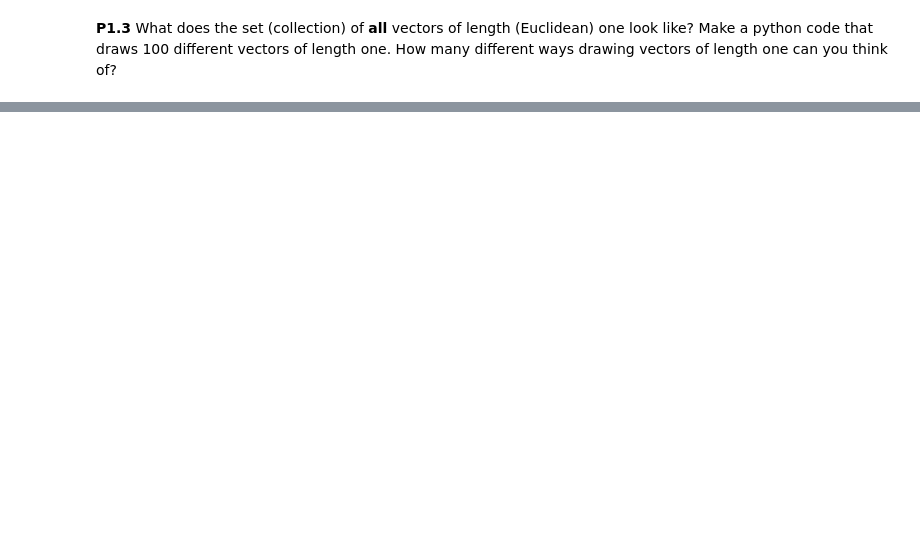
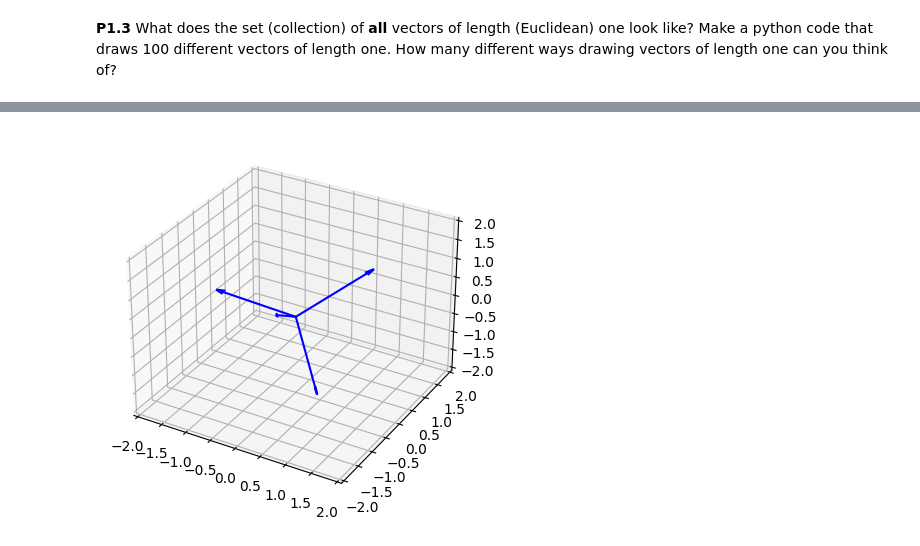
Before and after one commit to Novia-RDI-Seafaring/learning-material, a Jupyter notebook: notebooks/linalg.ipynb, the cells around one changed output, grey strips where cells are left out. Drawn from its saved outputs; the diff is of its cells as text; code cells hidden in the pictures; blank space fills up the shorter version.

```diff
--- a/notebooks/linalg.ipynb
+++ b/notebooks/linalg.ipynb
@@ -97,0 +128,30 @@ plt.show()
+# %%
+from mpl_toolkits.mplot3d import Axes3D
+from drawing_functions import drawVec3
+
+# Define vertices of the tetrahedron as vectors
+v_1 = np.array([1, 1, 1])
+v_2 = np.array([-1, -1, 1])
+v_3 = np.array([1, -1, -1])
+v_4 = np.array([-1,1,-1])
+
+# Create a figure and 3D axis
+fig = plt.figure()
+ax = fig.add_subplot(111, projection='3d')
+
+# Plot vertices
+drawVec3(v_1,'$v_1$',ax)
+drawVec3(v_2,'$v_2$',ax)
+drawVec3(v_3,'$v_3$',ax)
+drawVec3(v_4,'$v_4$',ax)
+
+# Set the limits of the plot
+ax.set_xlim(-2, 2)
+ax.set_ylim(-2, 2)
+ax.set_zlim(-2, 2)
+# Set grid
+ax.grid(True)
+
+plt.show()
+# %% [output]
+[figure, added]
```
Also changed, not shown: parts of 18 cells of this notebook, 2 other files.
